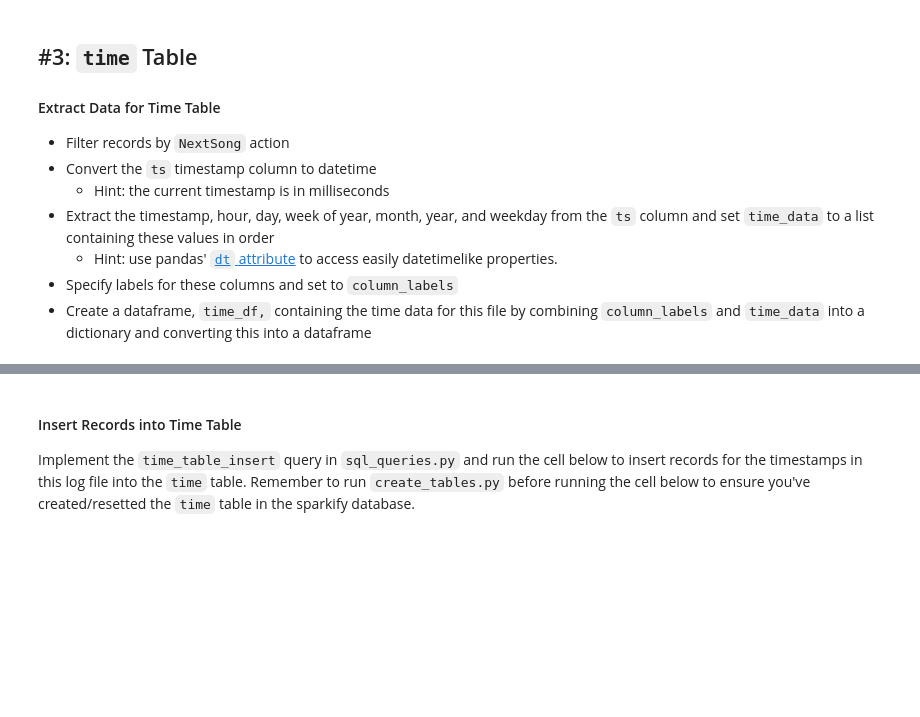
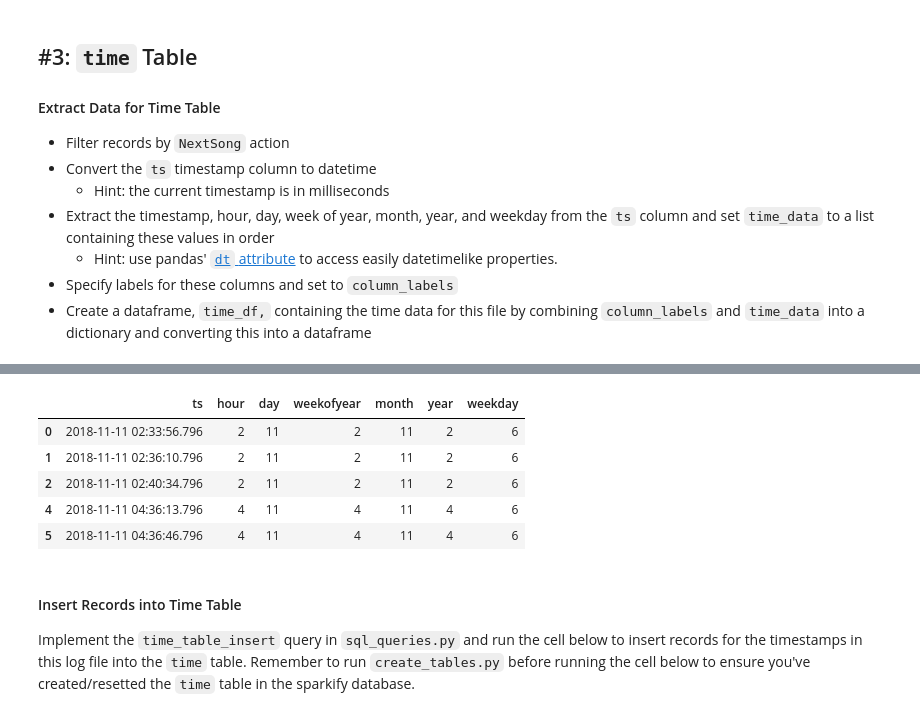
Before and after one commit to samiramunir/Relational-Data-Modeling-with-PostgreSQL, a Jupyter notebook: etl.ipynb, the cells around one changed output, grey strips where cells are left out. Drawn from its saved outputs; the diff is of its cells as text; code cells hidden in the pictures; blank space fills up the shorter version.

```diff
--- a/etl.ipynb
+++ b/etl.ipynb
@@ -100,5 +142,5 @@ df.head()
 - Specify labels for these columns and set to `column_labels`
 - Create a dataframe, `time_df,` containing the time data for this file by combining `column_labels` and `time_data` into a dictionary and converting this into a dataframe
 # %%
-df =
-df.head()
+df = df.query('page == "NextSong"')
+df.head(2)
@@ -110,0 +151,19 @@ column_labels = ()
+# %%
+df.iloc[:, 15] = pd.to_datetime(df.ts, unit = 'ms')
+# %%
+t = pd.DataFrame()
+t['ts'] = df['ts']
+t['hour'] = t['ts'].dt.hour
+t['day'] = t['ts'].dt.day
+t['weekofyear'] = t['ts'].dt.hour
+t['month'] = t['ts'].dt.month
+t['year'] = t['ts'].dt.hour
+t['weekday'] = t['ts'].dt.weekday
+t.head()
+# %% [output]
+|  | ts | hour | day | weekofyear | month | year | weekday |
+| 0 | 2018-11-11 02:33:56.796 | 2 | 11 | 2 | 11 | 2 | 6 |
+| 1 | 2018-11-11 02:36:10.796 | 2 | 11 | 2 | 11 | 2 | 6 |
+| 2 | 2018-11-11 02:40:34.796 | 2 | 11 | 2 | 11 | 2 | 6 |
+| 4 | 2018-11-11 04:36:13.796 | 4 | 11 | 4 | 11 | 4 | 6 |
+| 5 | 2018-11-11 04:36:46.796 | 4 | 11 | 4 | 11 | 4 | 6 |
```
Also changed, not shown: parts of 27 cells of this notebook, 4 other files.
